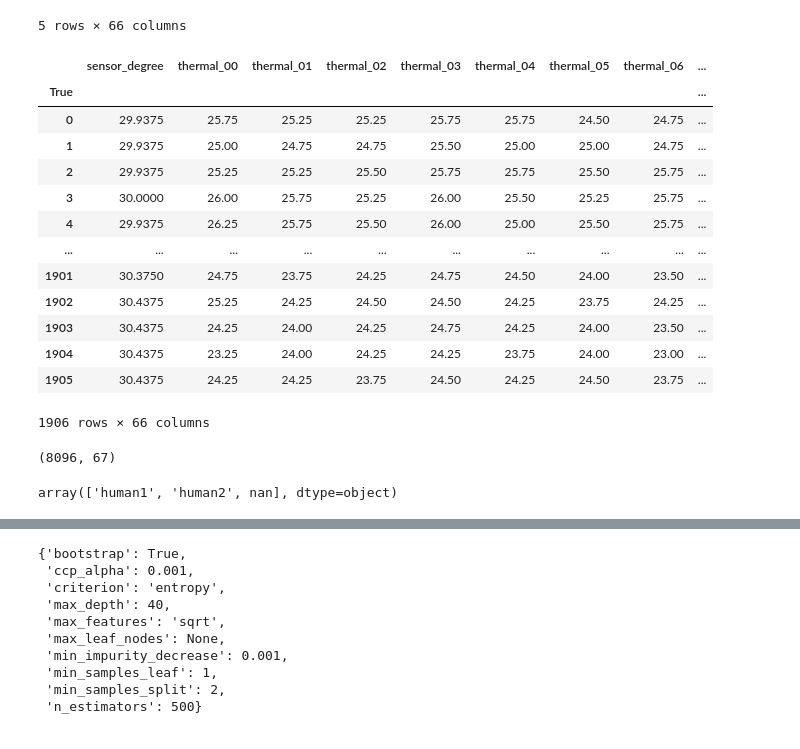
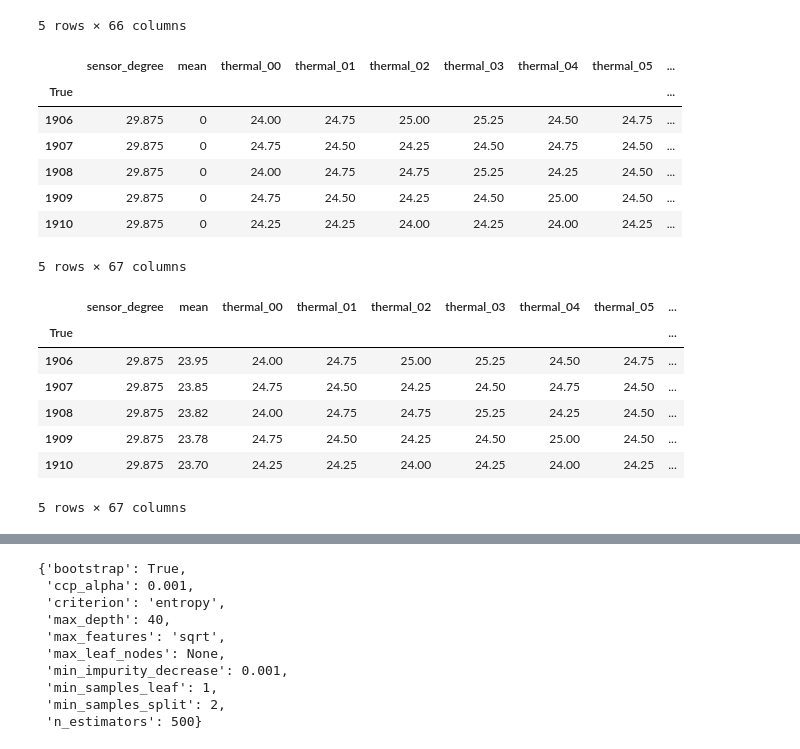
Before and after one commit to KimSY1201/TEMP_TEST, a Jupyter notebook: temp_app/off_aircon/model_jw copy.ipynb, the cells around one changed output, grey strips where cells are left out. Drawn from its saved outputs; the diff is of its cells as text; code cells hidden in the pictures.

```diff
--- a/temp_app/off_aircon/model_jw copy.ipynb
+++ b/temp_app/off_aircon/model_jw copy.ipynb
@@ -29,34 +29,34 @@ tdf.head()
 5 rows × 66 columns
 # %%
 tdf.loc[tdf['status']=='heater', :]
+tdf = tdf.loc[tdf['status']!='heater', :]
-# %% [output]
-|  | sensor_degree | thermal_00 | thermal_01 | thermal_02 | thermal_03 | thermal_04 | thermal_05 | thermal_06 | ... |
-| True |  |  |  |  |  |  |  |  | ... |
-| 0 | 29.9375 | 25.75 | 25.25 | 25.25 | 25.75 | 25.75 | 24.50 | 24.75 | ... |
-| 1 | 29.9375 | 25.00 | 24.75 | 24.75 | 25.50 | 25.00 | 25.00 | 24.75 | ... |
-| 2 | 29.9375 | 25.25 | 25.25 | 25.50 | 25.75 | 25.75 | 25.50 | 25.75 | ... |
-| 3 | 30.0000 | 26.00 | 25.75 | 25.25 | 26.00 | 25.50 | 25.25 | 25.75 | ... |
-| 4 | 29.9375 | 26.25 | 25.75 | 25.50 | 26.00 | 25.00 | 25.50 | 25.75 | ... |
-| ... | ... | ... | ... | ... | ... | ... | ... | ... | ... |
-| 1901 | 30.3750 | 24.75 | 23.75 | 24.25 | 24.75 | 24.50 | 24.00 | 23.50 | ... |
-| 1902 | 30.4375 | 25.25 | 24.25 | 24.50 | 24.50 | 24.25 | 23.75 | 24.25 | ... |
-| 1903 | 30.4375 | 24.25 | 24.00 | 24.25 | 24.75 | 24.25 | 24.00 | 23.50 | ... |
-| 1904 | 30.4375 | 23.25 | 24.00 | 24.25 | 24.25 | 23.75 | 24.00 | 23.00 | ... |
-| 1905 | 30.4375 | 24.25 | 24.25 | 23.75 | 24.50 | 24.25 | 24.50 | 23.75 | ... |
-1906 rows × 66 columns
+# %%
+tdf.insert(1, 'mean', 0, allow_duplicates=False )
+tdf.head()
+# %% [output]
+|  | sensor_degree | mean | thermal_00 | thermal_01 | thermal_02 | thermal_03 | thermal_04 | thermal_05 | ... |
+| True |  |  |  |  |  |  |  |  | ... |
+| 1906 | 29.875 | 0 | 24.00 | 24.75 | 25.00 | 25.25 | 24.50 | 24.75 | ... |
+| 1907 | 29.875 | 0 | 24.75 | 24.50 | 24.25 | 24.50 | 24.75 | 24.50 | ... |
+| 1908 | 29.875 | 0 | 24.00 | 24.75 | 24.75 | 25.25 | 24.25 | 24.50 | ... |
+| 1909 | 29.875 | 0 | 24.75 | 24.50 | 24.25 | 24.50 | 25.00 | 24.50 | ... |
+| 1910 | 29.875 | 0 | 24.25 | 24.25 | 24.00 | 24.25 | 24.00 | 24.25 | ... |
+5 rows × 67 columns
 # %%
-tdf.insert(0, 'mean', 0, allow_duplicates=False )
+
 for x in range(len(tdf.index)):
-    tdf.iloc[x, 0] = round(tdf.iloc[x,1:65].mean(),2)
-tdf = tdf.loc[tdf['status']!='heater', :]
+    tdf.iloc[x, 1] = round(tdf.iloc[x,1:65].mean(),2)
+
 tdf.head()
-tdf.shape
 # %% [output]
+|  | sensor_degree | mean | thermal_00 | thermal_01 | thermal_02 | thermal_03 | thermal_04 | thermal_05 | ... |
+| True |  |  |  |  |  |  |  |  | ... |
+| 1906 | 29.875 | 23.95 | 24.00 | 24.75 | 25.00 | 25.25 | 24.50 | 24.75 | ... |
+| 1907 | 29.875 | 23.85 | 24.75 | 24.50 | 24.25 | 24.50 | 24.75 | 24.50 | ... |
+| 1908 | 29.875 | 23.82 | 24.00 | 24.75 | 24.75 | 25.25 | 24.25 | 24.50 | ... |
+| 1909 | 29.875 | 23.78 | 24.75 | 24.50 | 24.25 | 24.50 | 25.00 | 24.50 | ... |
+| 1910 | 29.875 | 23.70 | 24.25 | 24.25 | 24.00 | 24.25 | 24.00 | 24.25 | ... |
-(8096, 67)
+5 rows × 67 columns
-# %%
-tdf['status'].unique()
-# %% [output]
-array(['human1', 'human2', nan], dtype=object)
 # %%
 tdf['status'] = tdf['status'].str.replace('1', '')
 tdf['status'] = tdf['status'].str.replace('2', '')
```
Also changed, not shown: parts of 17 cells of this notebook, 25 other files.
